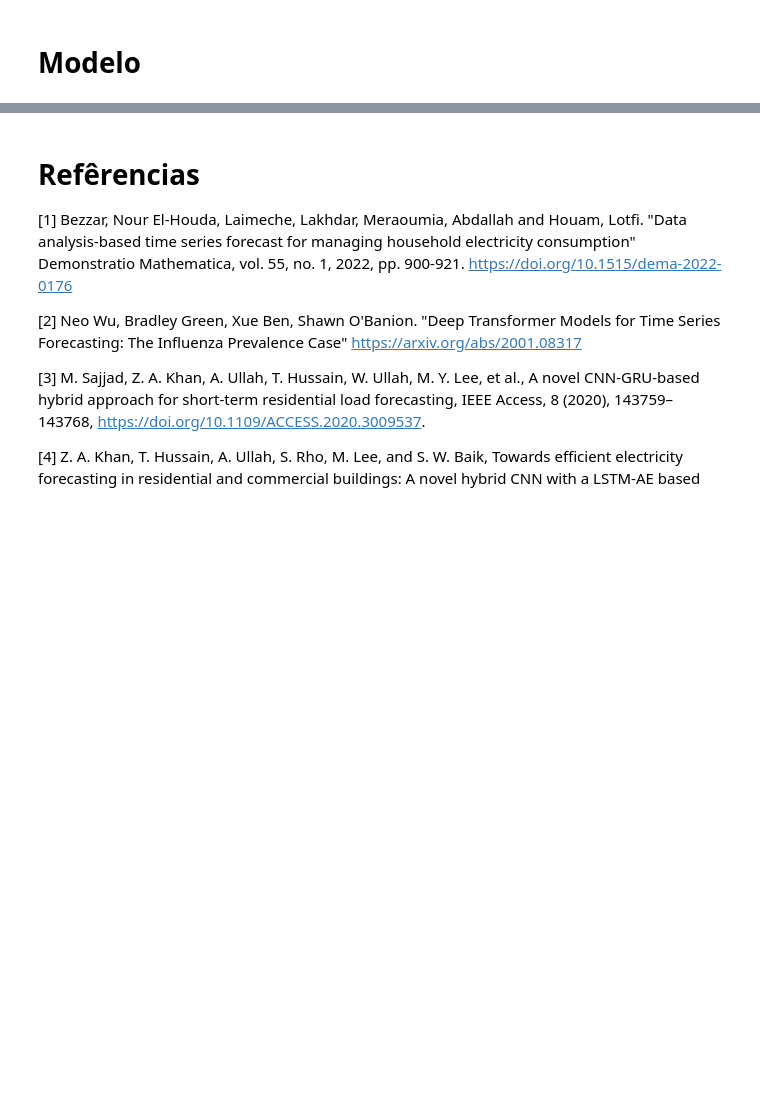
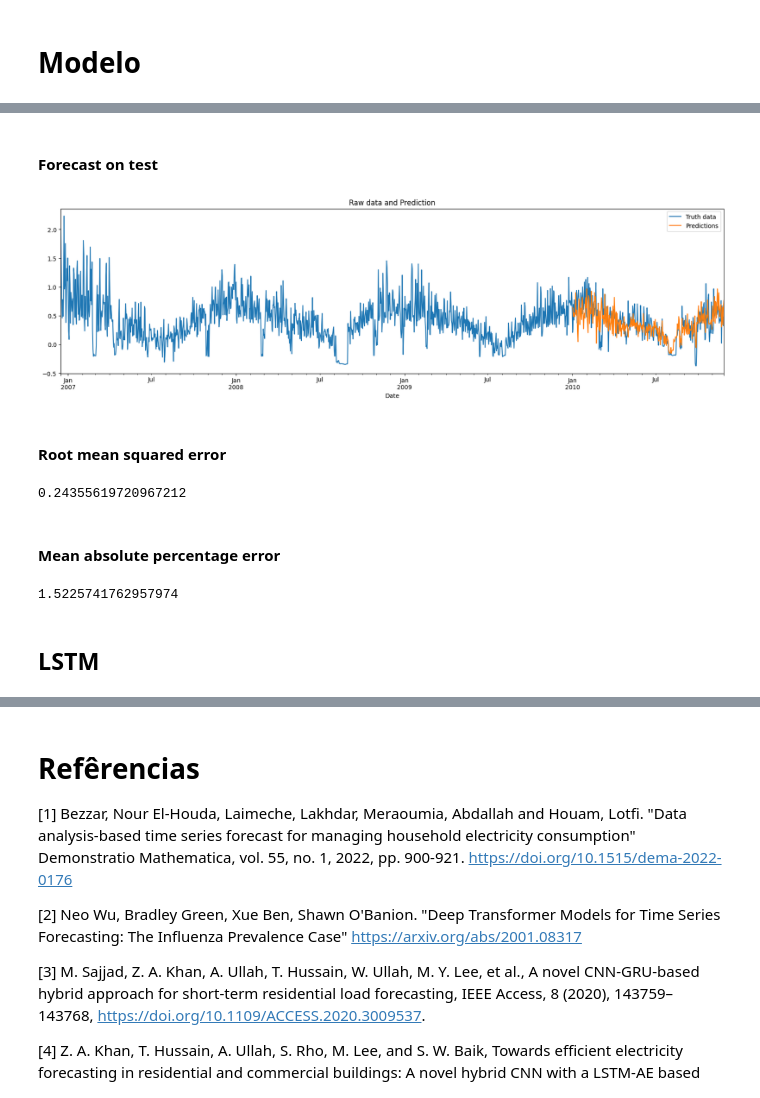
Before and after one commit to carloszan/machine-learning-101, a Jupyter notebook: Analysis.ipynb, the cells around one changed output, grey strips where cells are left out. Drawn from its saved outputs; the diff is of its cells as text; code cells hidden in the pictures; blank space fills up the shorter version.

Commit message:
Add XGBoost and LSTM models

```diff
--- a/Analysis.ipynb
+++ b/Analysis.ipynb
@@ -475,0 +616,31 @@ daily_shifted_df.head()
+# %% [markdown]
+#### Forecast on test
+# %%
+#test_df['prediction'] = reg.predict(X_test)
+#test_df['prediction'] = pd.DataFrame(data=reg.predict(X_test), index=test_df.index)
+prediction_df = pd.DataFrame()
+prediction_df['prediction'] = pd.DataFrame(data=reg.predict(X_test), index=test_df.index)
+
+daily_resampled_df = daily_resampled_df.merge(prediction_df[['prediction']], how='left', left_index=True, right_index=True)
+ax = daily_resampled_df['Global_active_power'].plot()
+daily_resampled_df['prediction'].plot(ax=ax)
+plt.legend(["Truth data", "Predictions"])
+ax.set_title("Raw data and Prediction")
+plt.show()
+# %% [output]
+[figure, added]
+# %% [markdown]
+#### Root mean squared error
+# %%
+mean_squared_error(y_test['Global_active_power'], prediction_df['prediction'], squared=False)
+# %% [output]
+0.24355619720967212
+# %% [markdown]
+#### Mean absolute percentage error
+# %%
+from sklearn.metrics import mean_absolute_percentage_error
+mean_absolute_percentage_error(y_test['Global_active_power'], prediction_df['prediction'])
+# %% [output]
+1.5225741762957974
+# %% [markdown]
+## LSTM
```
Also changed, not shown: parts of 53 cells of this notebook.
